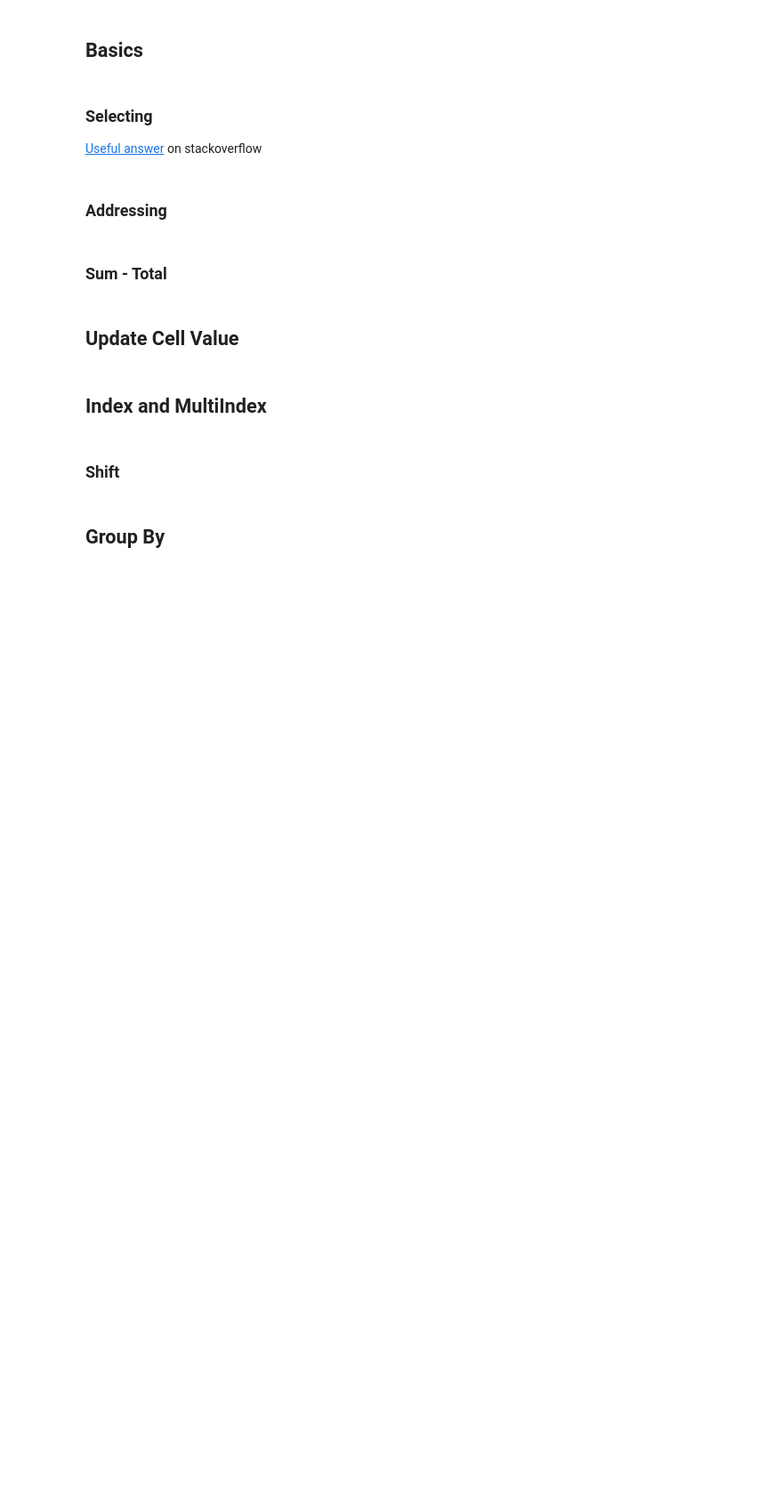
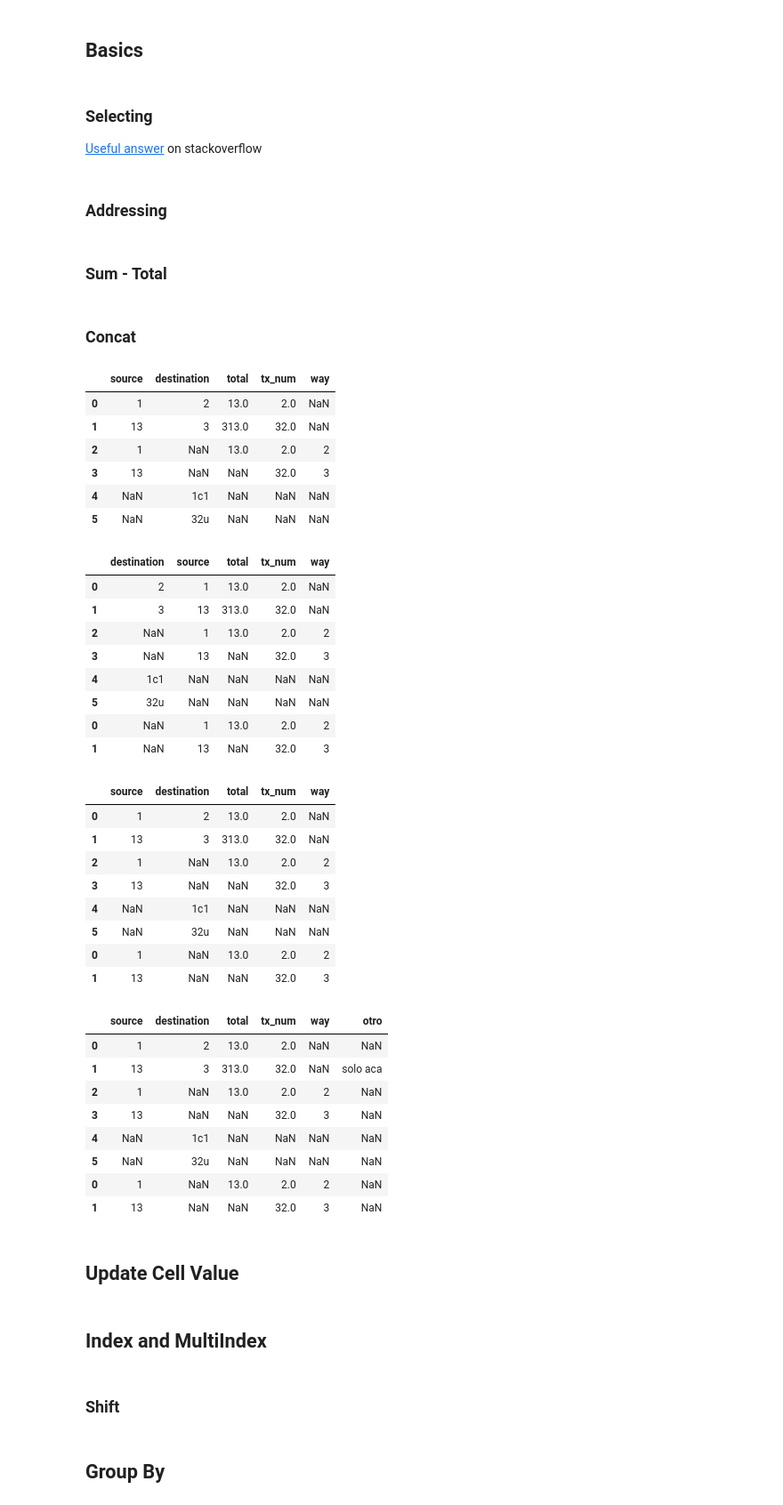
Before and after one commit to skulas/skulas, a Jupyter notebook: ml_python/General Playground.ipynb, the cells around one changed output. Shown at 89% size. Cells and saved outputs as stored; diff of their text form; code cells hidden in the pictures; blank space fills up the shorter version.

```diff
--- a/ml_python/General Playground.ipynb
+++ b/ml_python/General Playground.ipynb
@@ -366,6 +391,70 @@ display(df_v_total)
 # %%
 cols = df_v_total.columns
 display(cols[-1])
+# %% [markdown]
+### Concat
+# %%
+import pandas as pd
+import numpy as np
+
+df = pd.DataFrame([{'source':'1', 'destination':'2', 'total':13, 'tx_num':2},
+                  {'source':'13', 'destination':'3', 'total':313, 'tx_num':32}])
+
+df1 = pd.DataFrame([{'source':'1', 'way':'2', 'total':13, 'tx_num':2},
+                  {'tx_num':32, 'source':'13', 'way':'3'}])
+df2 = pd.DataFrame([{'destination':'1c1'},
+                  {'destination': '32u'}])
+
+new_df = pd.concat([df,df1,df2], axis=0, ignore_index=True, sort=False)
+display(new_df)
+
+# Breaks the index
+new_df1 = new_df.append(df1)
+display(new_df1)
+
+new_df2 = pd.concat([new_df, df1], sort=False)
+display(new_df2)
+
+cols, _ = new_df2.shape
+new_col = [np.nan]*cols
+new_col[1] = 'solo aca'
+new_df2['otro']=new_col
+display(new_df2)
+# %% [output]
+|  | source | destination | total | tx_num | way |
+| 0 | 1 | 2 | 13.0 | 2.0 | NaN |
+| 1 | 13 | 3 | 313.0 | 32.0 | NaN |
+| 2 | 1 | NaN | 13.0 | 2.0 | 2 |
+| 3 | 13 | NaN | NaN | 32.0 | 3 |
+| 4 | NaN | 1c1 | NaN | NaN | NaN |
+| 5 | NaN | 32u | NaN | NaN | NaN |
+|  | destination | source | total | tx_num | way |
+| 0 | 2 | 1 | 13.0 | 2.0 | NaN |
+| 1 | 3 | 13 | 313.0 | 32.0 | NaN |
+| 2 | NaN | 1 | 13.0 | 2.0 | 2 |
+| 3 | NaN | 13 | NaN | 32.0 | 3 |
+| 4 | 1c1 | NaN | NaN | NaN | NaN |
+| 5 | 32u | NaN | NaN | NaN | NaN |
+| 0 | NaN | 1 | 13.0 | 2.0 | 2 |
+| 1 | NaN | 13 | NaN | 32.0 | 3 |
+|  | source | destination | total | tx_num | way |
+| 0 | 1 | 2 | 13.0 | 2.0 | NaN |
+| 1 | 13 | 3 | 313.0 | 32.0 | NaN |
+| 2 | 1 | NaN | 13.0 | 2.0 | 2 |
+| 3 | 13 | NaN | NaN | 32.0 | 3 |
+| 4 | NaN | 1c1 | NaN | NaN | NaN |
+| 5 | NaN | 32u | NaN | NaN | NaN |
+| 0 | 1 | NaN | 13.0 | 2.0 | 2 |
+| 1 | 13 | NaN | NaN | 32.0 | 3 |
+|  | source | destination | total | tx_num | way | otro |
+| 0 | 1 | 2 | 13.0 | 2.0 | NaN | NaN |
+| 1 | 13 | 3 | 313.0 | 32.0 | NaN | solo aca |
+| 2 | 1 | NaN | 13.0 | 2.0 | 2 | NaN |
+| 3 | 13 | NaN | NaN | 32.0 | 3 | NaN |
+| 4 | NaN | 1c1 | NaN | NaN | NaN | NaN |
+| 5 | NaN | 32u | NaN | NaN | NaN | NaN |
+| 0 | 1 | NaN | 13.0 | 2.0 | 2 | NaN |
+| 1 | 13 | NaN | NaN | 32.0 | 3 | NaN |
 # %% [markdown]
 ## Update Cell Value
 # %%
```
Also changed, not shown: parts of 13 cells of this notebook.
